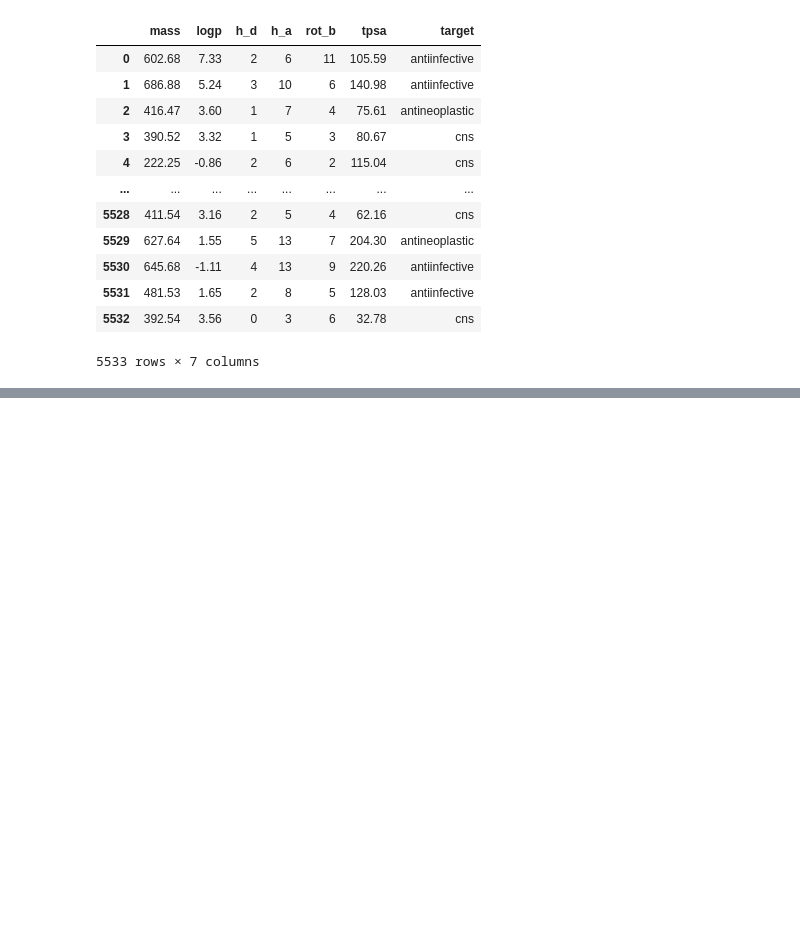
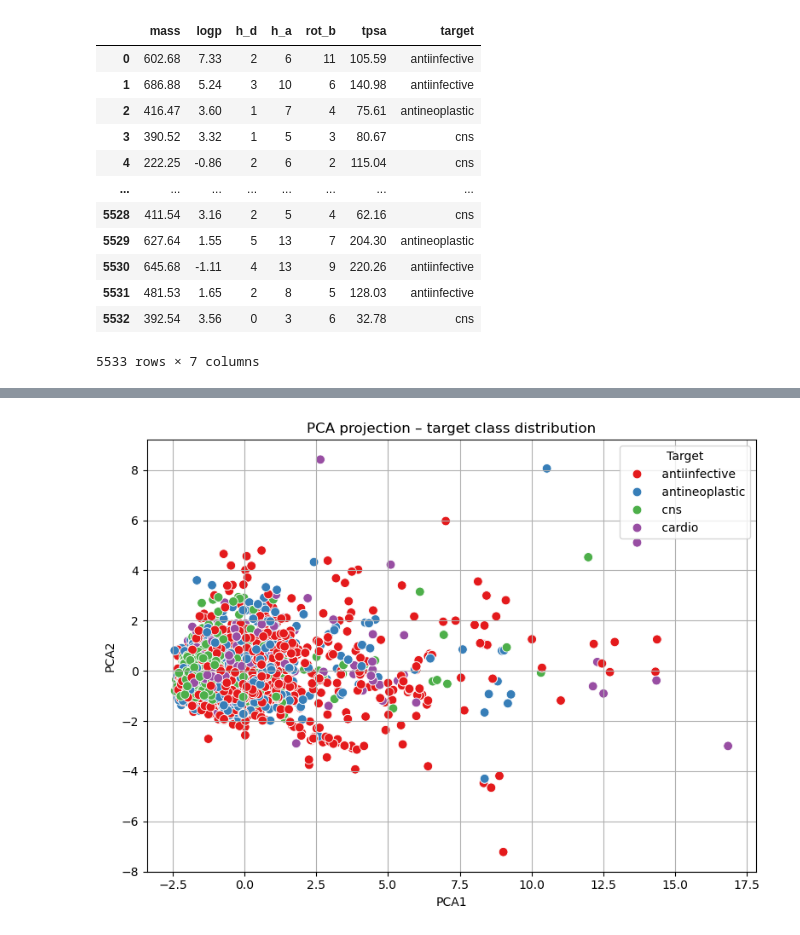
Before and after one commit to fkkarpinski/licencjat_git, a Jupyter notebook: notebook_drugs_prop.ipynb, the cells around one changed output, grey strips where cells are left out. Saved outputs shown, nothing was run; the diff lists cells and outputs as text; code cells hidden in the pictures; blank space fills up the shorter version.

```diff
--- a/notebook_drugs_prop.ipynb
+++ b/notebook_drugs_prop.ipynb
@@ -44,0 +341,26 @@ plt.show()
+# %%
+from sklearn.decomposition import PCA
+import matplotlib.pyplot as plt
+import seaborn as sns
+
+scaler = StandardScaler()
+X_scaled = scaler.fit_transform(df.drop(columns="target"))
+y = df["target"]
+
+pca = PCA(n_components=2)
+X_pca = pca.fit_transform(X_scaled)
+
+pca_df = pd.DataFrame(X_pca, columns=["PC1", "PC2"])
+pca_df["target"] = y
+
+plt.figure(figsize=(8, 6))
+sns.scatterplot(data=pca_df, x="PC1", y="PC2", hue="target", palette="Set1", s=60)
+plt.title("PCA projection – target class distribution")
+plt.xlabel("PCA1")
+plt.ylabel("PCA2")
+plt.legend(title="Target")
+plt.grid(True)
+plt.tight_layout()
+plt.show()
+# %% [output]
+[figure, added]
```
Also changed, not shown: parts of 21 cells of this notebook.
